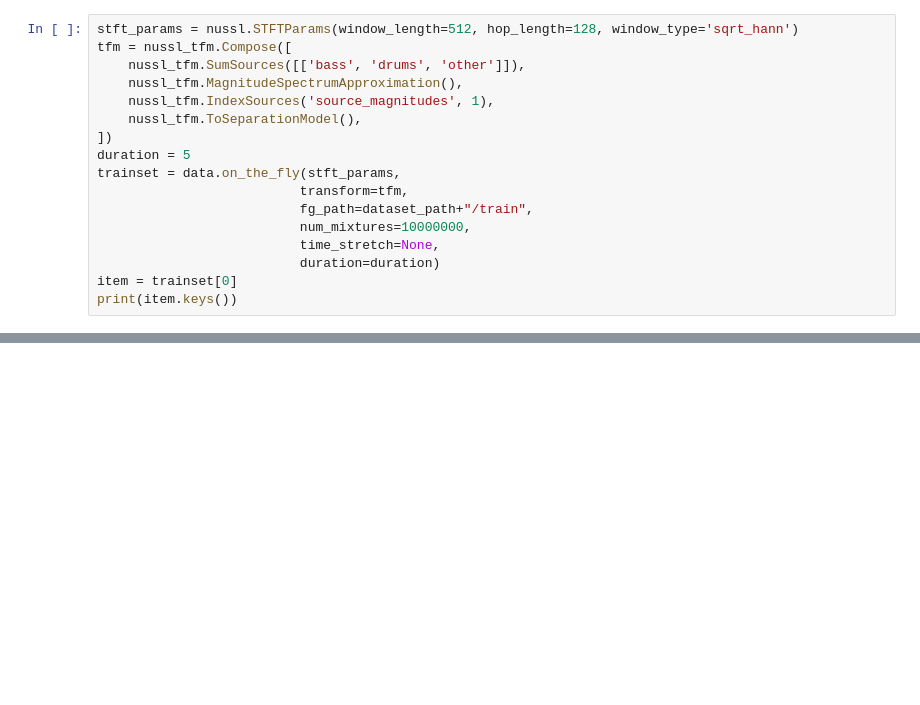
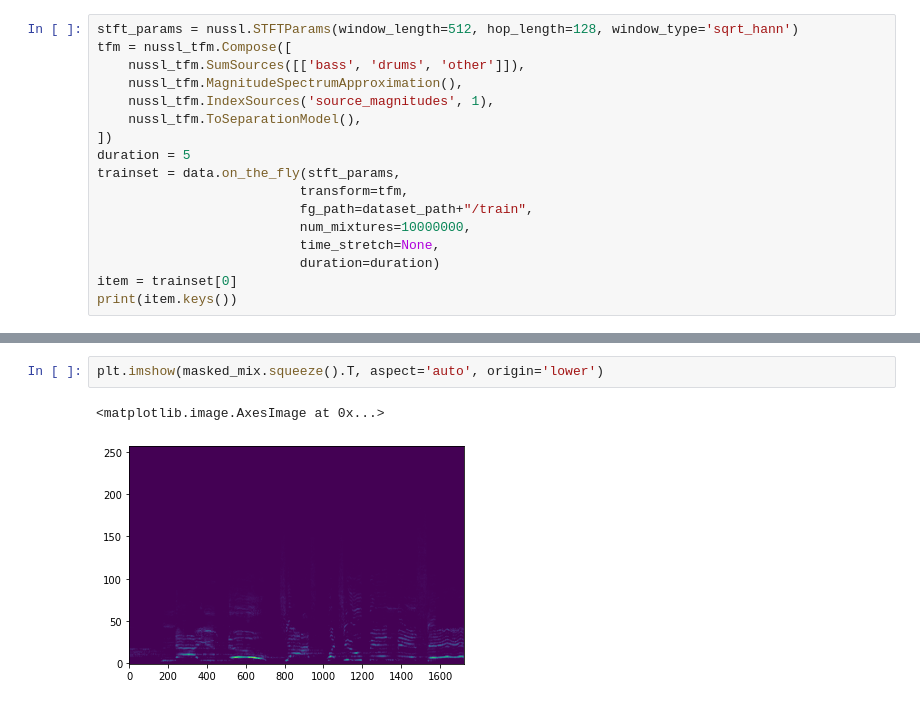
Before and after one commit to jdasam/ant5015, a Jupyter notebook: notebooks/9th_week_source_separation.ipynb, the cells around one changed output, grey strips where cells are left out. Saved outputs shown, nothing was run; the diff lists cells and outputs as text; blank space fills up the shorter version.

```diff
--- a/notebooks/9th_week_source_separation.ipynb
+++ b/notebooks/9th_week_source_separation.ipynb
@@ -110,0 +195,5 @@ print(item.keys())
+# %%
+plt.imshow(masked_mix.squeeze().T, aspect='auto', origin='lower')
+# %% [output]
+<matplotlib.image.AxesImage at 0x...>
+[figure, added]
```
Also changed, not shown: parts of 19 cells of this notebook, 1 other file.
